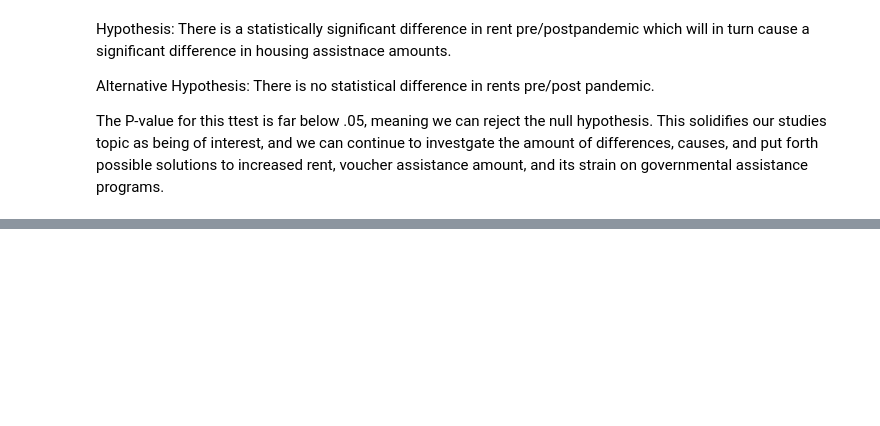
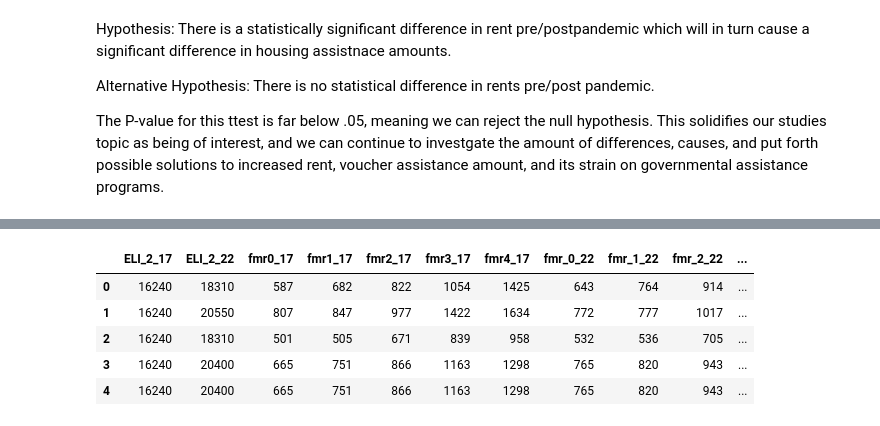
Before and after one commit to shumph10/Housing_Assistance_Analysis, a Jupyter notebook: ML_joined_df.ipynb, the cells around one changed output, grey strips where cells are left out. Saved outputs shown, nothing was run; the diff lists cells and outputs as text; code cells hidden in the pictures; blank space fills up the shorter version.

```diff
--- a/ML_joined_df.ipynb
+++ b/ML_joined_df.ipynb
@@ -102,0 +114,12 @@ The P-value for this ttest is far below .05, meaning we can reject the null hypo
+# %%
+#dropping id column since its a unique identifier
+  #and should thus not have an effect on Machine Learning Models (MLM)
+new_rent_df.drop(columns=['_id'], inplace=True)
+new_rent_df.head()
+# %% [output]
+|  | ELI_2_17 | ELI_2_22 | fmr0_17 | fmr1_17 | fmr2_17 | fmr3_17 | fmr4_17 | fmr_0_22 | fmr_1_22 | fmr_2_22 | ... |
+| 0 | 16240 | 18310 | 587 | 682 | 822 | 1054 | 1425 | 643 | 764 | 914 | ... |
+| 1 | 16240 | 20550 | 807 | 847 | 977 | 1422 | 1634 | 772 | 777 | 1017 | ... |
+| 2 | 16240 | 18310 | 501 | 505 | 671 | 839 | 958 | 532 | 536 | 705 | ... |
+| 3 | 16240 | 20400 | 665 | 751 | 866 | 1163 | 1298 | 765 | 820 | 943 | ... |
+| 4 | 16240 | 20400 | 665 | 751 | 866 | 1163 | 1298 | 765 | 820 | 943 | ... |
```
Also changed, not shown: parts of 8 cells of this notebook.
